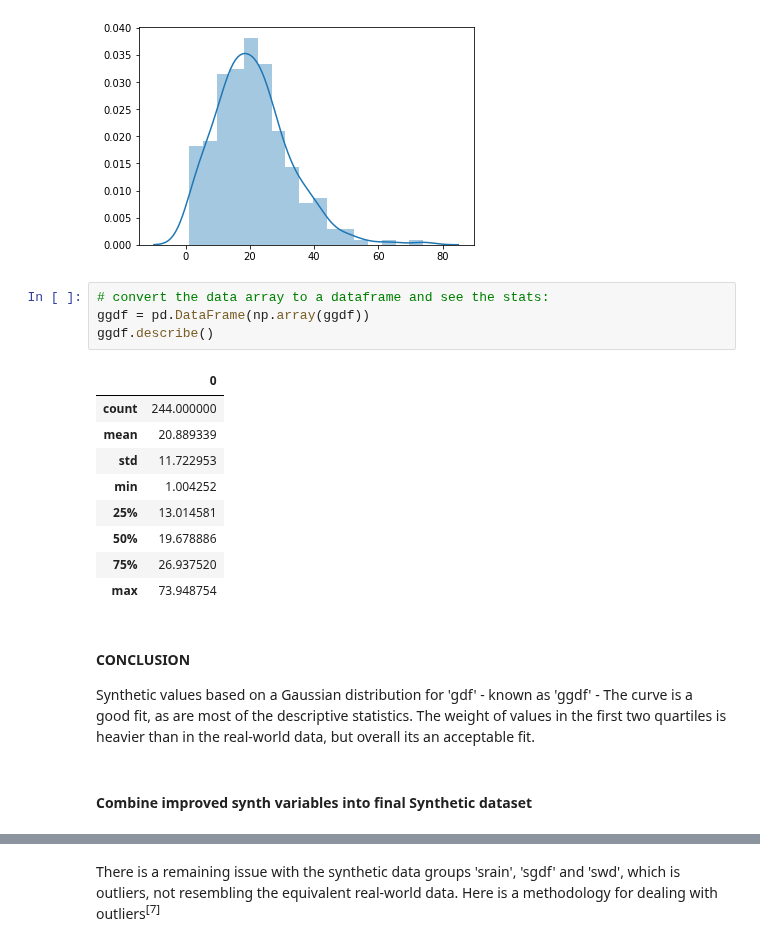
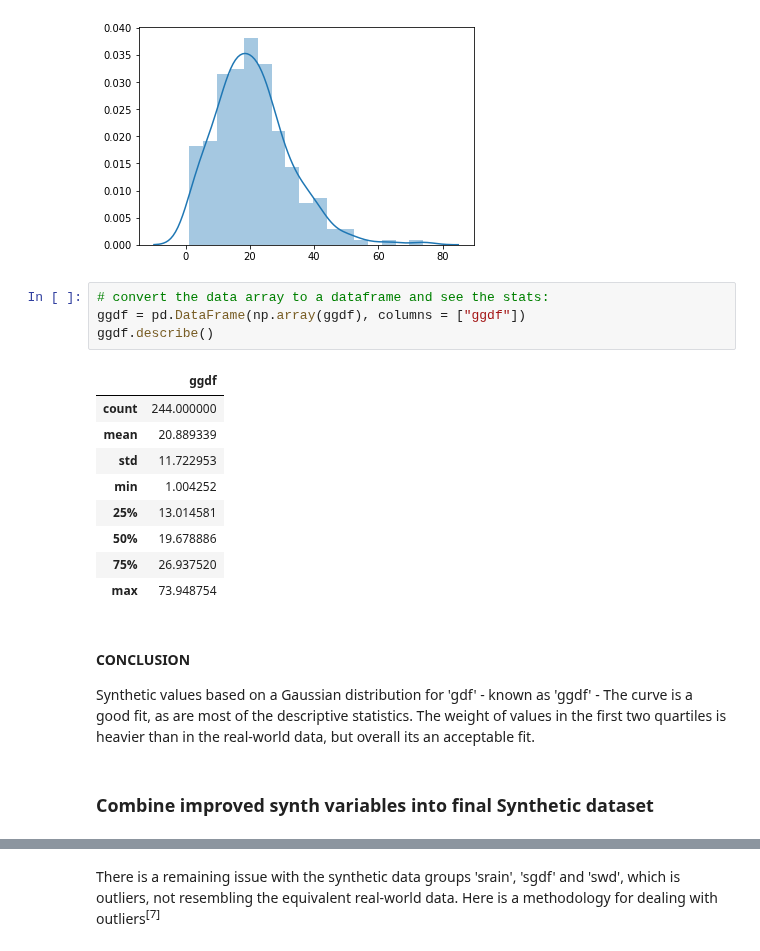
Before and after one commit to Aqua5lad/PDA-Dec-Project, a Jupyter notebook: PDA Project Dec 2018.ipynb, the cells around one changed output, grey strips where cells are left out. Drawn from its saved outputs; the diff is of its cells as text.

```diff
--- a/PDA Project Dec 2018.ipynb
+++ b/PDA Project Dec 2018.ipynb
@@ -772,10 +772,10 @@ sns.distplot(ggdf);
 [figure]
 # %%
 # convert the data array to a dataframe and see the stats:
-ggdf = pd.DataFrame(np.array(ggdf))
+ggdf = pd.DataFrame(np.array(ggdf), columns = ["ggdf"])
 ggdf.describe()
 # %% [output]
-|  | 0 |
+|  | ggdf |
 | count | 244.000000 |
 | mean | 20.889339 |
 | std | 11.722953 |
@@ -788,7 +788,7 @@ ggdf.describe()
 #### CONCLUSION
 Synthetic values based on a Gaussian distribution for 'gdf' - known as 'ggdf' - The curve is a good fit, as are most of the descriptive statistics. The weight of values in the first two quartiles is heavier than in the real-world data, but overall its an acceptable fit.
 # %% [markdown]
-#### Combine improved synth variables into final Synthetic dataset
+### Combine improved synth variables into final Synthetic dataset
 # %%
 #add dataframes together
 dfboth2 = pd.concat([dfboth, ggdf, grain])
```
Also changed, not shown: parts of 11 cells of this notebook.
